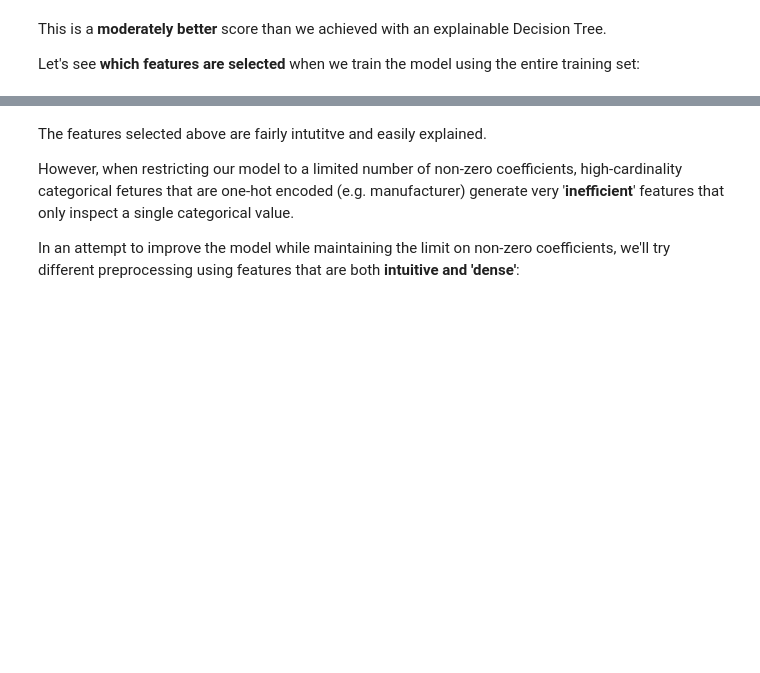
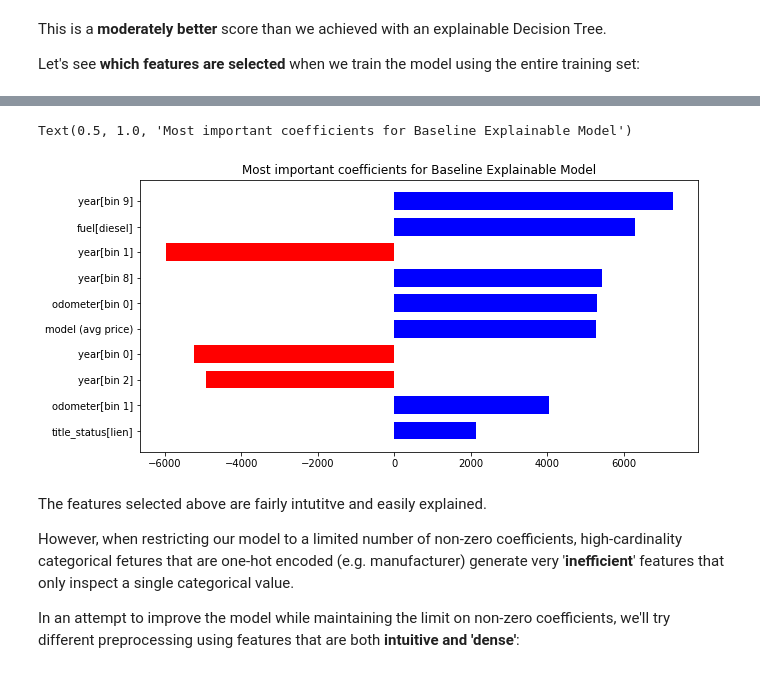
Before and after one commit to AppliedML2020/assignment-3-tomas-larrain, a Jupyter notebook: hw-3.ipynb, the cells around one changed output, grey strips where cells are left out. Cells and saved outputs as stored; diff of their text form; code cells hidden in the pictures; blank space fills up the shorter version.

Commit message:
add plots and final conclusions

```diff
--- a/hw-3.ipynb
+++ b/hw-3.ipynb
@@ -1158,7 +1162,9 @@ Now we'll try tuning the **learning_rate** parameter:
 # Params optimization
 # param_grid = {'histgradientboostingregressor__learning_rate': np.logspace(-1, 0, 5)}  # Initial coarse grid search
 param_grid = {'histgradientboostingregressor__learning_rate': np.linspace(0.1,0.3,10)}  # Fine-tuning grid search
-hgb_pipe = make_pipeline(BEST_PREPROCESSOR_LEAVE_MISSING_NO_SCALING, HistGradientBoostingRegressor(max_leaf_nodes=50, max_iter=500, random_state=25))
+hgb_pipe = make_pipeline(
+    BEST_PREPROCESSOR_LEAVE_MISSING_NO_SCALING,
+    HistGradientBoostingRegressor(max_leaf_nodes=50, max_iter=500, random_state=25))
 hgb_grid = GridSearchCV(hgb_pipe, param_grid, cv=shuffle, refit=False)
 hgb_grid.fit(X_train, y_train)
 
@@ -1193,8 +1199,9 @@ plt.ylabel('Mean R^2 Score');
 # %% [markdown]
 The cross validation splits used to compare these models heavily sub-sample the training data in order to decrease the training times. To decide which of these two models is the best, it would help to compare their cross validation scores on a **larger sample of training data** via a traditional k-Fold CV:
 # %%
-tuned_rf_pipe = make_pipeline(BEST_PREPROCESSOR_NO_SCALING,
-                              RandomForestRegressor(max_features=rf_tuned_max_features, random_state=25, n_jobs=n_jobs))
+tuned_rf_pipe = make_pipeline(
+    BEST_PREPROCESSOR_NO_SCALING,
+    RandomForestRegressor(max_features=rf_tuned_max_features, random_state=25, n_jobs=n_jobs))
 tuned_rf_score = cross_val_score(tuned_rf_pipe, X_train, y_train, cv=5).mean()
 print(f"Tuned Random Forest Score: {tuned_rf_score:.6f}")
 # %% [output]
@@ -1344,13 +1353,15 @@ from sklearn.pipeline import Pipeline
 import inspect
 
 def feature_names(obj, incoming_names=None):
-    """Returns an array of feature names resulting from the supplied transformer object (obj) calling .transform() on a feature matrix with the
-    supplied original feature names (incoming_names).
-    For objects containing 'sub-transformers' (like Pipelines and ColumnTransformers), recursively calls feature_names() on the sub-transformers
-    and aggregates the results as appropriate.
-    incoming_names can be left as None if the transformer object is a ColumnTransformer with column names supplied with each tuple.
+    """Returns an array of feature names resulting from the supplied transformer object (obj)
+        calling .transform() on a feature matrix with the supplied original feature names (incoming_names).
+    For objects containing 'sub-transformers' (like Pipelines and ColumnTransformers), recursively
+        calls feature_names() on the sub-transformers and aggregates the results as appropriate.
+    Incoming_names can be left as None if the transformer object is a ColumnTransformer with column names
+        supplied with each tuple.
 
-    NOTE: This is currently a FRAGILE implementation that only handles the conditions encountered in the preprocessing we use in this notebook.
+    NOTE: This is currently a FRAGILE implementation that only handles the conditions encountered in the
+        preprocessing we use in this notebook.
     """
 
     # Prepare to return our output names
@@ -1445,7 +1456,8 @@ def feature_names(obj, incoming_names=None):
         else:
             # One-Hot encoding
             # Output 'feat[bin]' each incoming feature, for each bin of that feature
-            output_names = [f'{feat}[bin {i}]' for feat, n_bins in zip(incoming_names, obj.n_bins_) for i in range(n_bins)]
+            output_names = [
+                f'{feat}[bin {i}]' for feat, n_bins in zip(incoming_names, obj.n_bins_) for i in range(n_bins)]
 
     # PolynomialFeatures
     elif isinstance(obj, PolynomialFeatures):
@@ -1540,14 +1552,16 @@ Unfortunately, some of these **features are not easily inferred** from the datas
 Let's try a decision tree with **more natural and intuitive features**:
 # %%
 # Ordinal encoding the 'condition' feature is more intuitive than one-hot encoding (since it is naturally ordered)
-impute_good_ord_enc_pl = make_pipeline(SimpleImputer(strategy='constant', fill_value='good'), OrdinalEncoder(categories=[conditions]))
+impute_good_ord_enc_pl = make_pipeline(
+    SimpleImputer(strategy='constant', fill_value='good'), OrdinalEncoder(categories=[conditions]))
 
 # Binning with ordinal encoding is still quite intuitive, but we'll skip the polynomial feature interactions.
 median_bin_ordinal_enc_pl = make_pipeline(
     SimpleImputer(strategy='median'), KBinsDiscretizer(encode='ordinal', n_bins=10))
 
 # Target encoding the manufacturer instead of one-hot encoding avoids inefficient, single-manufacturer splits.
-manufacturer_target_no_scale_pl = make_pipeline(man_model_cleaner, FunctionTransformer(lambda X: X[['manufacturer']]), ce.TargetEncoder())
+manufacturer_target_no_scale_pl = make_pipeline(
+    man_model_cleaner, FunctionTransformer(lambda X: X[['manufacturer']]), ce.TargetEncoder())
 
 tree_preprocessor = make_column_transformer(
     (base_url_target_encode_no_scale_pl, ['url']),
@@ -1630,3 +1644,15 @@ Corresponding coefficients: [-5239.19198577 -5971.95628697 -4918.51700647  5439.
+# %%
+sorted_selected_feat_coefs = np.argsort(np.abs(selected_feat_coefs))
+relevant_coefs_names = selected_features[sorted_selected_feat_coefs]
+relevant_coefs_values = selected_feat_coefs[sorted_selected_feat_coefs]
+fig, ax = plt.subplots(figsize=(10, 5))
+ax.barh(relevant_coefs_names, relevant_coefs_values, height=0.7, align='center',
+          color=np.where(relevant_coefs_values > 0,'b','r').T)
+ax.set_yticklabels(relevant_coefs_names)
+ax.set_title('Most important coefficients for Baseline Explainable Model')
+# %% [output]
+Text(0.5, 1.0, 'Most important coefficients for Baseline Explainable Model')
+[figure, added]
 # %% [markdown]
 The features selected above are fairly intutitve and easily explained.
 
```
Also changed, not shown: parts of 19 cells of this notebook.
